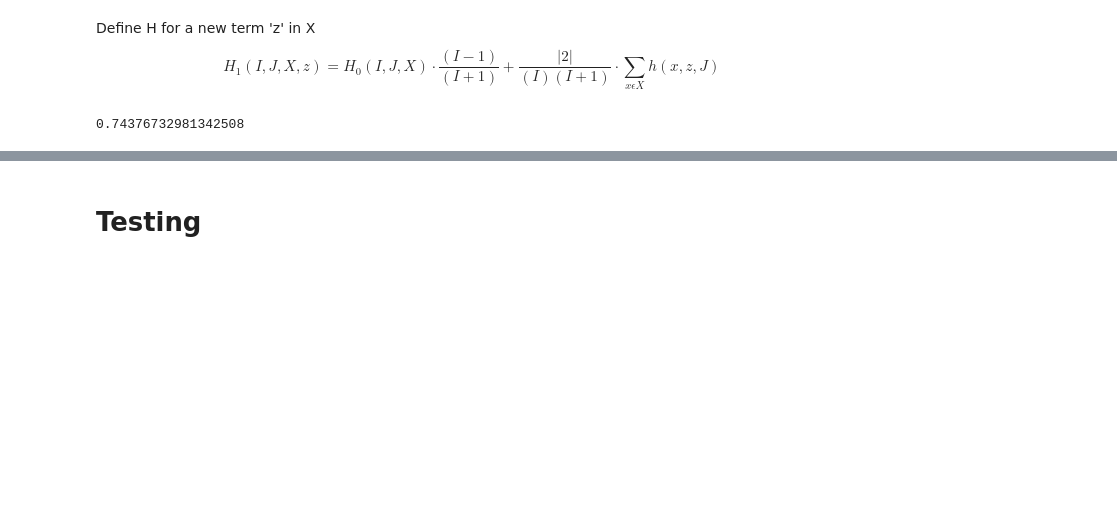
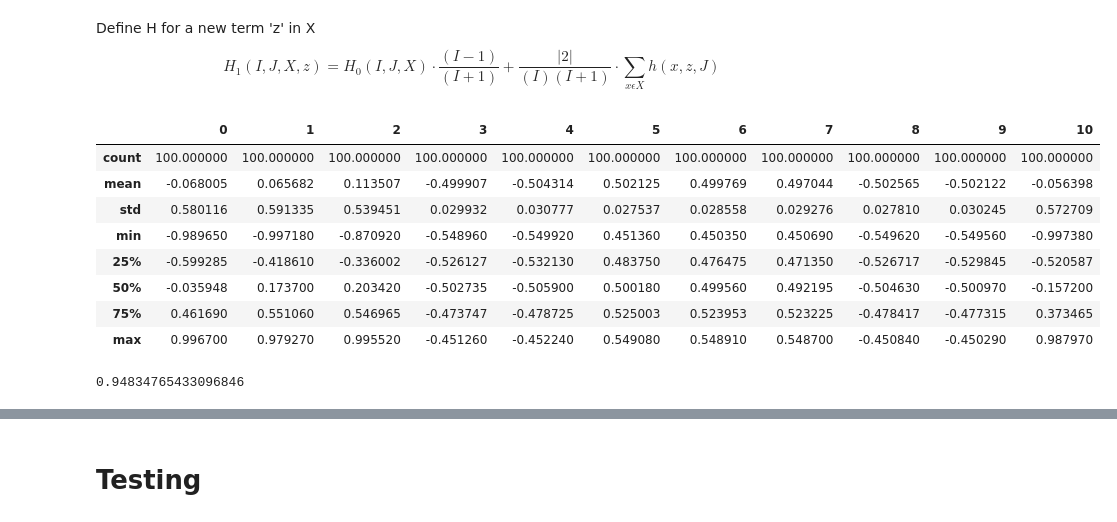
Before and after one commit to josechudev/GeneExpressionBiClustering, a Jupyter notebook: Notebooks/3.1 RAPOOC Test.ipynb, the cells around one changed output, grey strips where cells are left out. Drawn from its saved outputs; the diff is of its cells as text; code cells hidden in the pictures; blank space fills up the shorter version.

```diff
--- a/Notebooks/3.1 RAPOOC Test.ipynb
+++ b/Notebooks/3.1 RAPOOC Test.ipynb
@@ -100,12 +101,23 @@ $$
 H_{1}(I,J,X,z) =H_{0}(I,J,X) \cdot \frac{(I-1)}{(I+1)} + \frac{|2|}{(I)(I+1)} \cdot \sum_{x \epsilon X} {h(x,z,J)}
 $$
 # %%
-data = pd.read_csv('TestData/SimulatedDataCoherence/HighCoherenceMix.csv',header=None)
-data = (data - 0.5) * 2.0
+data = pd.read_csv('TestData/SimulatedDataCoherence/BiclusterC_high.csv',header=None)
+# data = (data - 0.5) * 2.0
+data.describe()
+# %% [output]
+|  | 0 | 1 | 2 | 3 | 4 | 5 | 6 | 7 | 8 | 9 | 10 |
+| count | 100.000000 | 100.000000 | 100.000000 | 100.000000 | 100.000000 | 100.000000 | 100.000000 | 100.000000 | 100.000000 | 100.000000 | 100.000000 |
+| mean | -0.068005 | 0.065682 | 0.113507 | -0.499907 | -0.504314 | 0.502125 | 0.499769 | 0.497044 | -0.502565 | -0.502122 | -0.056398 |
+| std | 0.580116 | 0.591335 | 0.539451 | 0.029932 | 0.030777 | 0.027537 | 0.028558 | 0.029276 | 0.027810 | 0.030245 | 0.572709 |
+| min | -0.989650 | -0.997180 | -0.870920 | -0.548960 | -0.549920 | 0.451360 | 0.450350 | 0.450690 | -0.549620 | -0.549560 | -0.997380 |
+| 25% | -0.599285 | -0.418610 | -0.336002 | -0.526127 | -0.532130 | 0.483750 | 0.476475 | 0.471350 | -0.526717 | -0.529845 | -0.520587 |
+| 50% | -0.035948 | 0.173700 | 0.203420 | -0.502735 | -0.505900 | 0.500180 | 0.499560 | 0.492195 | -0.504630 | -0.500970 | -0.157200 |
+| 75% | 0.461690 | 0.551060 | 0.546965 | -0.473747 | -0.478725 | 0.525003 | 0.523953 | 0.523225 | -0.478417 | -0.477315 | 0.373465 |
+| max | 0.996700 | 0.979270 | 0.995520 | -0.451260 | -0.452240 | 0.549080 | 0.548910 | 0.548700 | -0.450840 | -0.450290 | 0.987970 |
 # %%
 PairBasedCoherence(data).HP
 # %% [output]
-0.74376732981342508
+0.94834765433096846
 # %%
 
 class BisectingClusterer(object):
```
Also changed, not shown: parts of 10 cells of this notebook, 4 other files.
